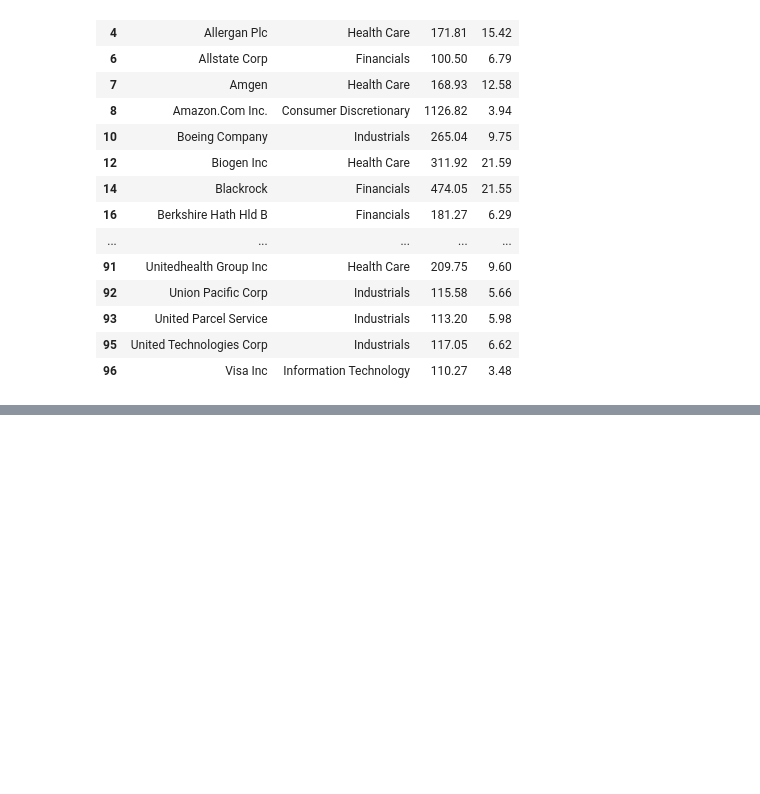
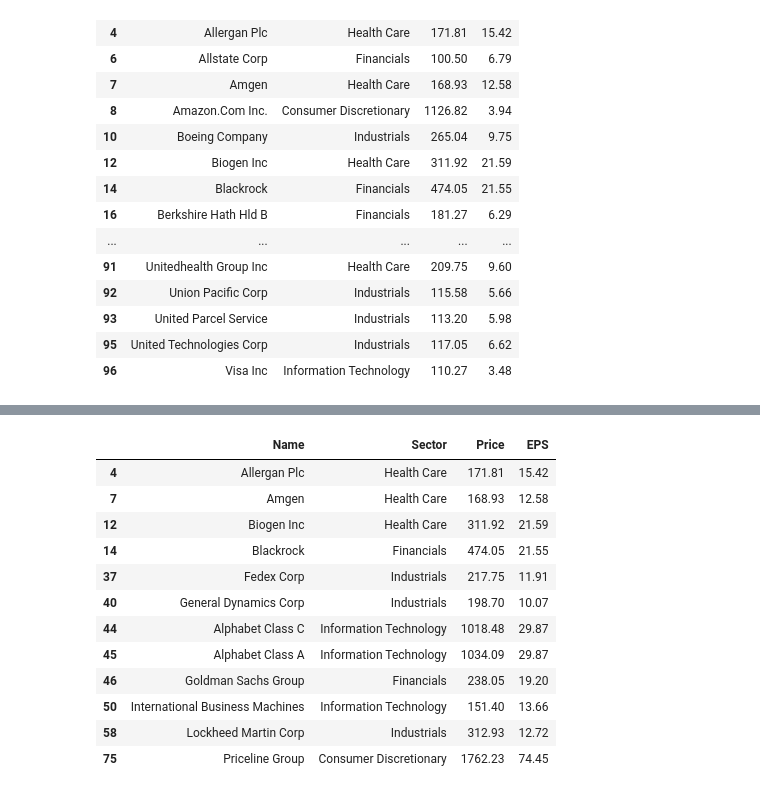
Before and after one commit to sunilsala88/batch33, a Jupyter notebook: 10_data_analysis/pandas1.ipynb, the cells around one changed output, grey strips where cells are left out. Cells and saved outputs as stored; diff of their text form; code cells hidden in the pictures; blank space fills up the shorter version.

```diff
--- a/10_data_analysis/pandas1.ipynb
+++ b/10_data_analysis/pandas1.ipynb
@@ -283,0 +321,18 @@ data[data['Price']>100]
+# %%
+a=data['Price']>100
+b=data['EPS']>10
+data[a & b]
+# %% [output]
+|  | Name | Sector | Price | EPS |
+| 4 | Allergan Plc | Health Care | 171.81 | 15.42 |
+| 7 | Amgen | Health Care | 168.93 | 12.58 |
+| 12 | Biogen Inc | Health Care | 311.92 | 21.59 |
+| 14 | Blackrock | Financials | 474.05 | 21.55 |
+| 37 | Fedex Corp | Industrials | 217.75 | 11.91 |
+| 40 | General Dynamics Corp | Industrials | 198.70 | 10.07 |
+| 44 | Alphabet Class C | Information Technology | 1018.48 | 29.87 |
+| 45 | Alphabet Class A | Information Technology | 1034.09 | 29.87 |
+| 46 | Goldman Sachs Group | Financials | 238.05 | 19.20 |
+| 50 | International Business Machines | Information Technology | 151.40 | 13.66 |
+| 58 | Lockheed Martin Corp | Industrials | 312.93 | 12.72 |
+| 75 | Priceline Group | Consumer Discretionary | 1762.23 | 74.45 |
```
Also changed, not shown: parts of 3 cells of this notebook, 1 other file.
